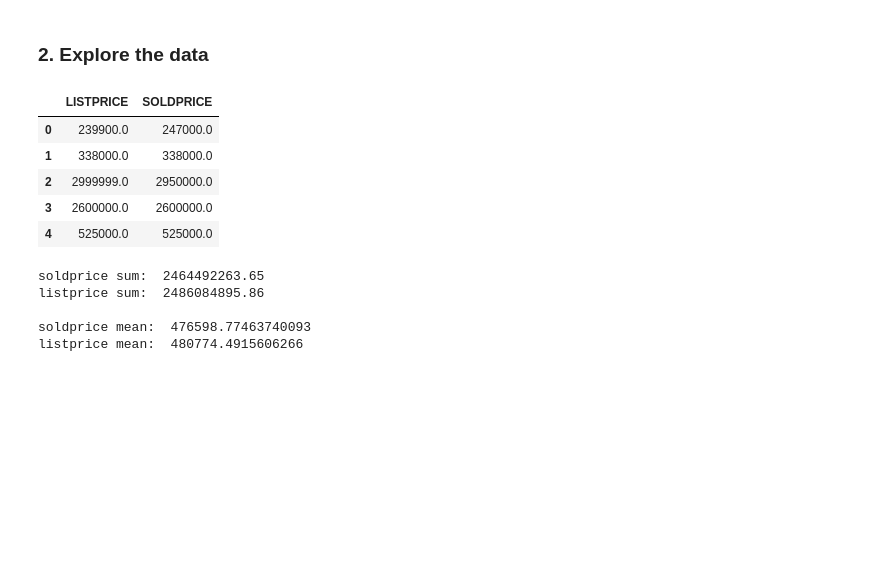
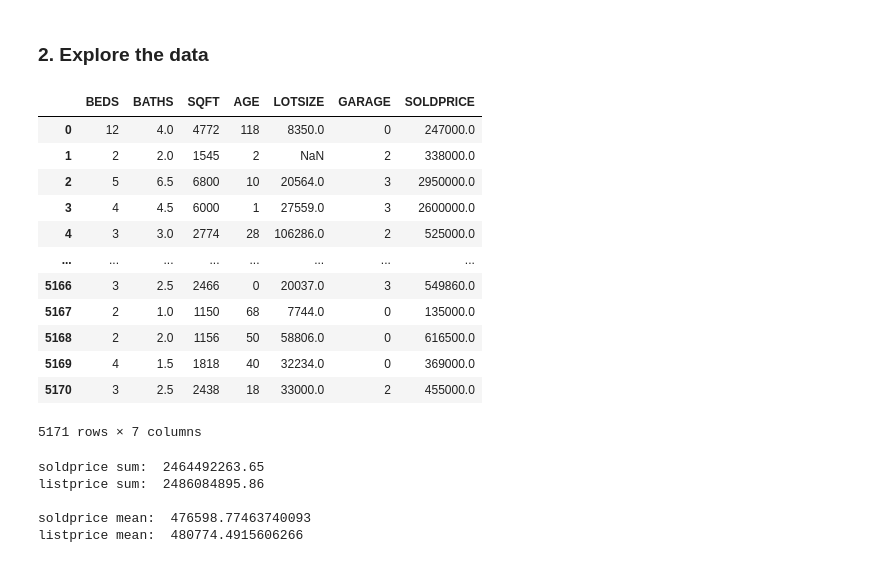
Before and after one commit to 22BobbyW/s14Lab2, a Jupyter notebook: notebooks/lab2_pricing_houses.ipynb, the cells around one changed output. Cells and saved outputs as stored; diff of their text form; code cells hidden in the pictures; blank space fills up the shorter version.

```diff
--- a/notebooks/lab2_pricing_houses.ipynb
+++ b/notebooks/lab2_pricing_houses.ipynb
@@ -40,15 +40,23 @@ data.iloc[100:].head()
 # %%
 # Narrow the view
 
 prices = ['LISTPRICE', 'SOLDPRICE']
-data[prices].head()
+features= ['BEDS', 'BATHS', 'SQFT', 'AGE', 'LOTSIZE', 'GARAGE', 'SOLDPRICE']
+data[features]
 # %% [output]
-|  | LISTPRICE | SOLDPRICE |
-| 0 | 239900.0 | 247000.0 |
-| 1 | 338000.0 | 338000.0 |
-| 2 | 2999999.0 | 2950000.0 |
-| 3 | 2600000.0 | 2600000.0 |
-| 4 | 525000.0 | 525000.0 |
+|  | BEDS | BATHS | SQFT | AGE | LOTSIZE | GARAGE | SOLDPRICE |
+| 0 | 12 | 4.0 | 4772 | 118 | 8350.0 | 0 | 247000.0 |
+| 1 | 2 | 2.0 | 1545 | 2 | NaN | 2 | 338000.0 |
+| 2 | 5 | 6.5 | 6800 | 10 | 20564.0 | 3 | 2950000.0 |
+| 3 | 4 | 4.5 | 6000 | 1 | 27559.0 | 3 | 2600000.0 |
+| 4 | 3 | 3.0 | 2774 | 28 | 106286.0 | 2 | 525000.0 |
+| ... | ... | ... | ... | ... | ... | ... | ... |
+| 5166 | 3 | 2.5 | 2466 | 0 | 20037.0 | 3 | 549860.0 |
+| 5167 | 2 | 1.0 | 1150 | 68 | 7744.0 | 0 | 135000.0 |
+| 5168 | 2 | 2.0 | 1156 | 50 | 58806.0 | 0 | 616500.0 |
+| 5169 | 4 | 1.5 | 1818 | 40 | 32234.0 | 0 | 369000.0 |
+| 5170 | 3 | 2.5 | 2438 | 18 | 33000.0 | 2 | 455000.0 |
+5171 rows × 7 columns
 # %%
 # !YOUR TURN!
 # Look at sum
```
Also changed, not shown: parts of 5 cells of this notebook, 5 other files.
